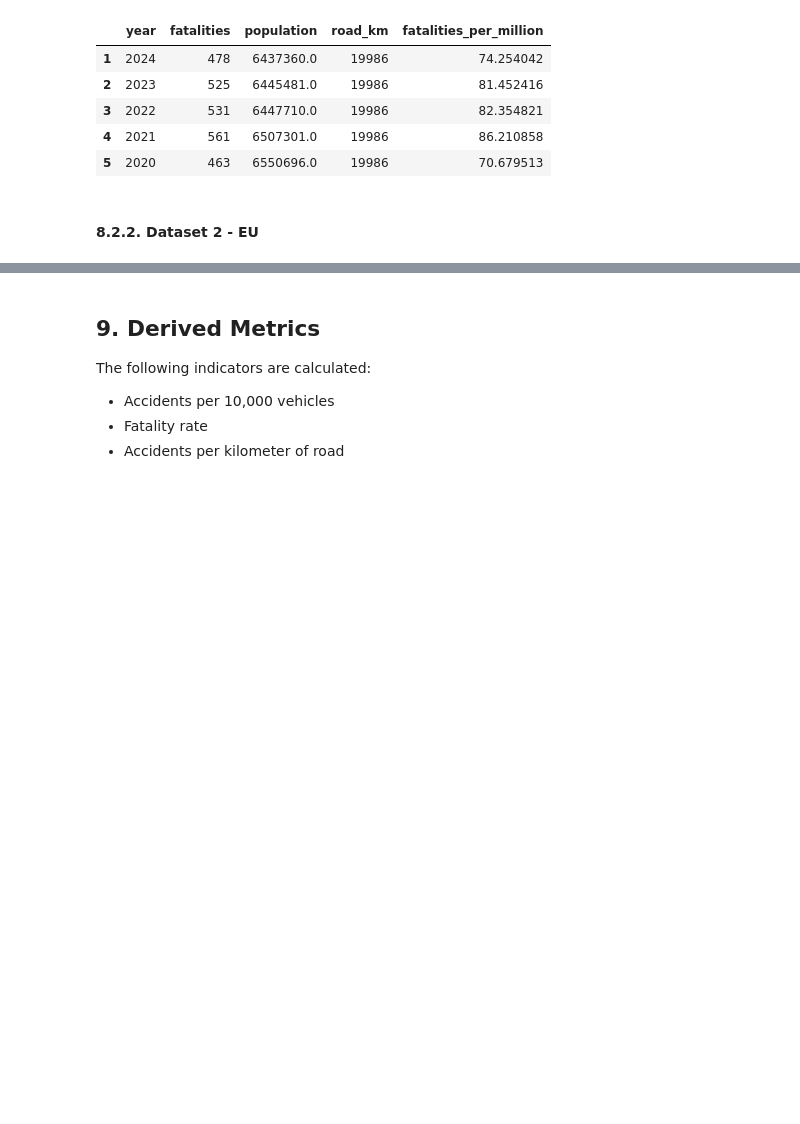
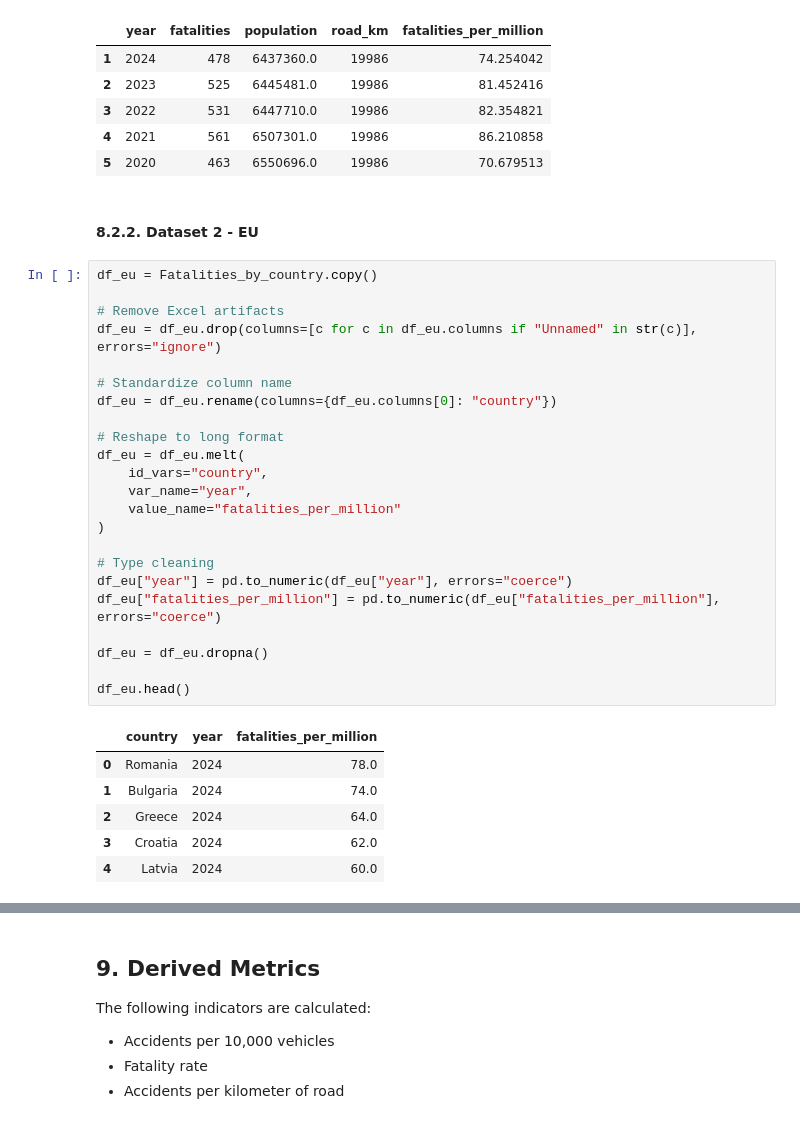
Before and after one commit to borisyotsov/Road-Safety-in-Bulgaria-Impact-of-Traffic-and-Infrastructure-on-Accident-Rates, a Jupyter notebook: Road_Safety_Project.ipynb, the cells around one changed output, grey strips where cells are left out. Cells and saved outputs as stored; diff of their text form; blank space fills up the shorter version.

```diff
--- a/Road_Safety_Project.ipynb
+++ b/Road_Safety_Project.ipynb
@@ -416,3 +416,33 @@ df_bg.head()
 | 5 | 2020 | 463 | 6550696.0 | 19986 | 70.679513 |
 # %% [markdown]
 #### 8.2.2. Dataset 2 - EU
+# %%
+df_eu = Fatalities_by_country.copy()
+
+# Remove Excel artifacts
+df_eu = df_eu.drop(columns=[c for c in df_eu.columns if "Unnamed" in str(c)], errors="ignore")
+
+# Standardize column name
+df_eu = df_eu.rename(columns={df_eu.columns[0]: "country"})
+
+# Reshape to long format
+df_eu = df_eu.melt(
+    id_vars="country",
+    var_name="year",
+    value_name="fatalities_per_million"
+)
+
+# Type cleaning
+df_eu["year"] = pd.to_numeric(df_eu["year"], errors="coerce")
+df_eu["fatalities_per_million"] = pd.to_numeric(df_eu["fatalities_per_million"], errors="coerce")
+
+df_eu = df_eu.dropna()
+
+df_eu.head()
+# %% [output]
+|  | country | year | fatalities_per_million |
+| 0 | Romania | 2024 | 78.0 |
+| 1 | Bulgaria | 2024 | 74.0 |
+| 2 | Greece | 2024 | 64.0 |
+| 3 | Croatia | 2024 | 62.0 |
+| 4 | Latvia | 2024 | 60.0 |
```
Also changed, not shown: parts of 6 cells of this notebook.
